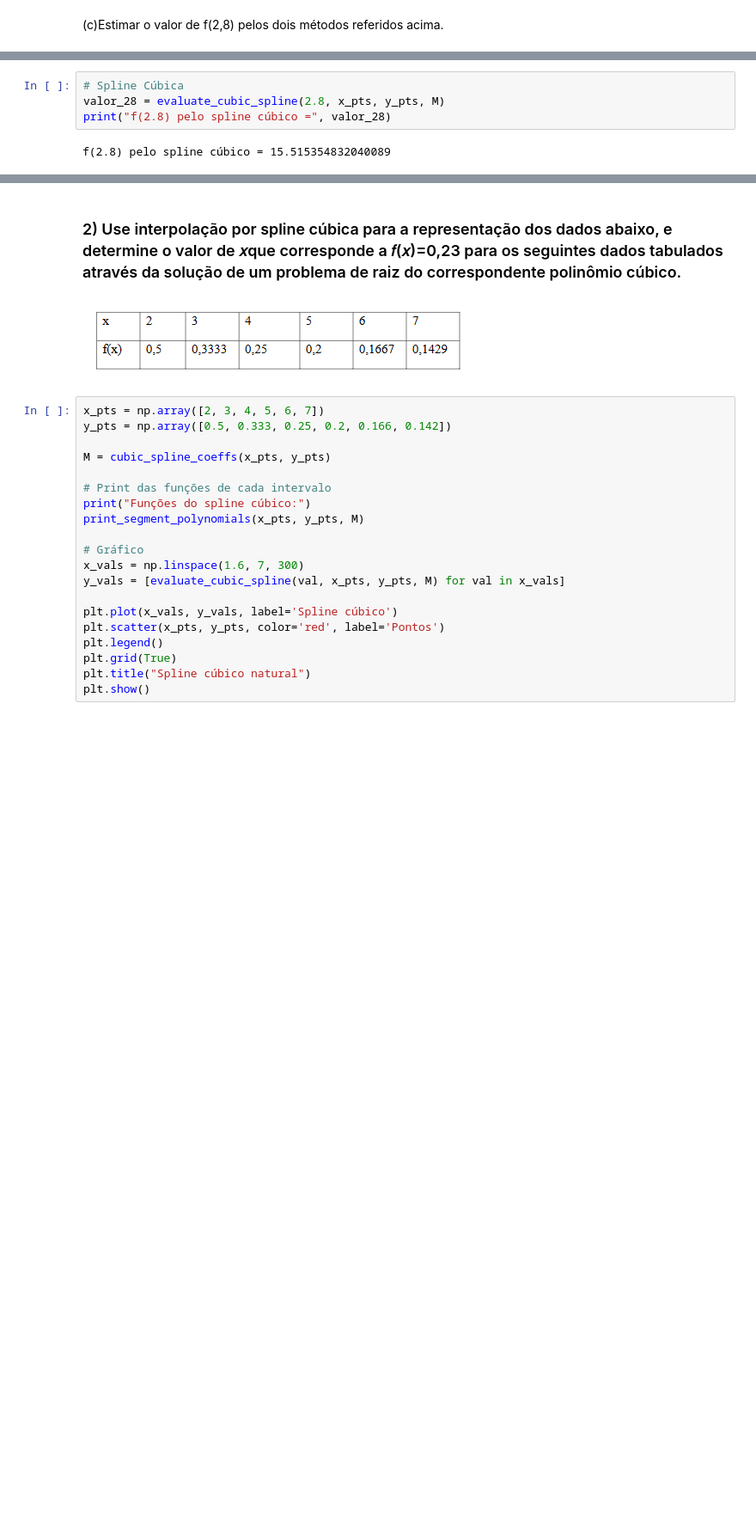
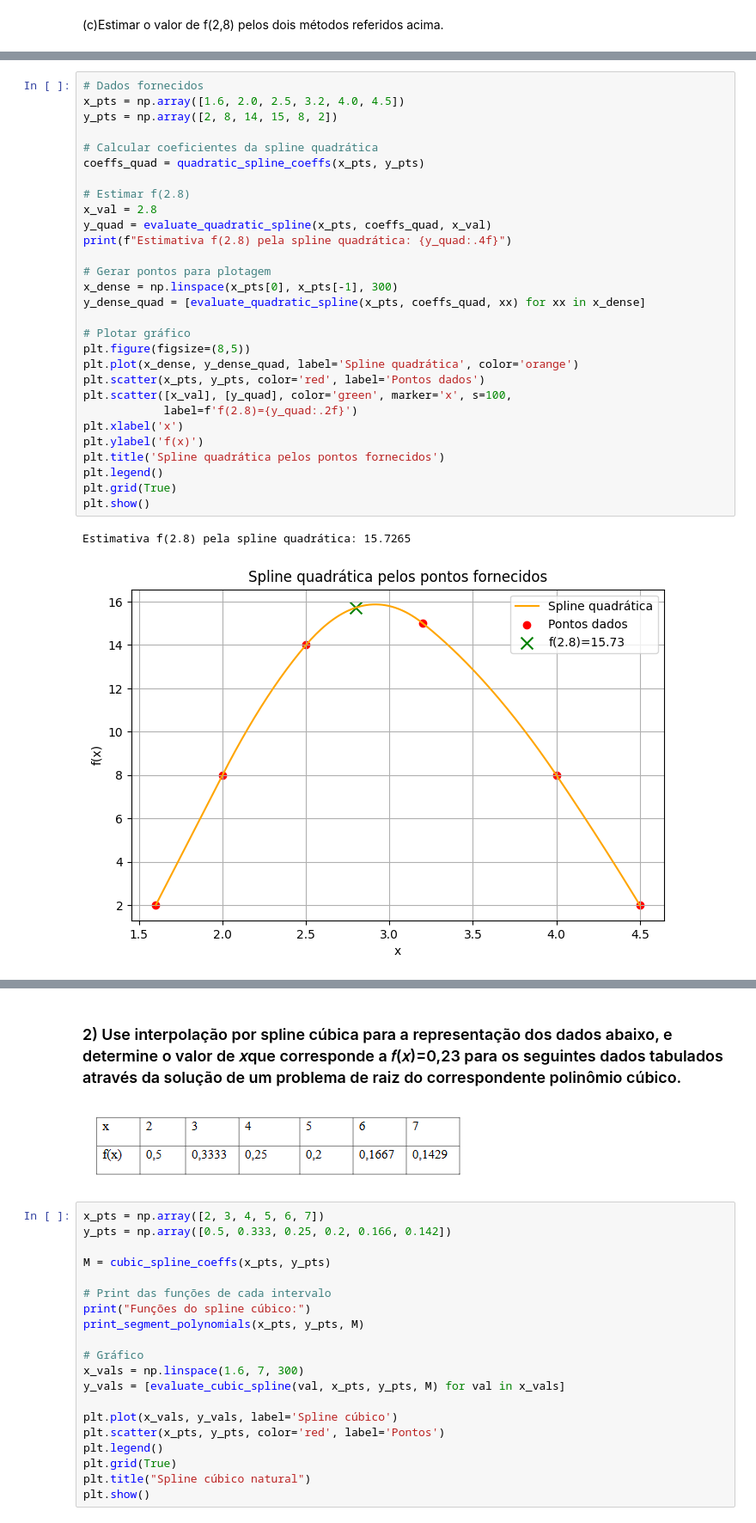
Before and after one commit to Luckas33/MetodosNumericos, a Jupyter notebook: TrabalhoComputacional_2.ipynb, the cells around one changed output, grey strips where cells are left out. Shown: that part at 86% size. Cells and saved outputs as stored; diff of their text form; blank space fills up the shorter version.

```diff
--- a/TrabalhoComputacional_2.ipynb
+++ b/TrabalhoComputacional_2.ipynb
@@ -346,6 +249,32 @@ Resultado da Estimação: f(2.8) ≈ 15.7265
-# %%
-# Spline Cúbica
-valor_28 = evaluate_cubic_spline(2.8, x_pts, y_pts, M)
-print("f(2.8) pelo spline cúbico =", valor_28)
-# %% [output]
-f(2.8) pelo spline cúbico = 15.515354832040089
+# %%
+# Dados fornecidos
+x_pts = np.array([1.6, 2.0, 2.5, 3.2, 4.0, 4.5])
+y_pts = np.array([2, 8, 14, 15, 8, 2])
+
+# Calcular coeficientes da spline quadrática
+coeffs_quad = quadratic_spline_coeffs(x_pts, y_pts)
+
+# Estimar f(2.8)
+x_val = 2.8
+y_quad = evaluate_quadratic_spline(x_pts, coeffs_quad, x_val)
+print(f"Estimativa f(2.8) pela spline quadrática: {y_quad:.4f}")
+
+# Gerar pontos para plotagem
+x_dense = np.linspace(x_pts[0], x_pts[-1], 300)
+y_dense_quad = [evaluate_quadratic_spline(x_pts, coeffs_quad, xx) for xx in x_dense]
+
+# Plotar gráfico
+plt.figure(figsize=(8,5))
+plt.plot(x_dense, y_dense_quad, label='Spline quadrática', color='orange')
+plt.scatter(x_pts, y_pts, color='red', label='Pontos dados')
+plt.scatter([x_val], [y_quad], color='green', marker='x', s=100,
+            label=f'f(2.8)={y_quad:.2f}')
+plt.xlabel('x')
+plt.ylabel('f(x)')
+plt.title('Spline quadrática pelos pontos fornecidos')
+plt.legend()
+plt.grid(True)
+plt.show()
+# %% [output]
+Estimativa f(2.8) pela spline quadrática: 15.7265
+[figure, added]
```
Also changed, not shown: parts of 10 cells of this notebook.
